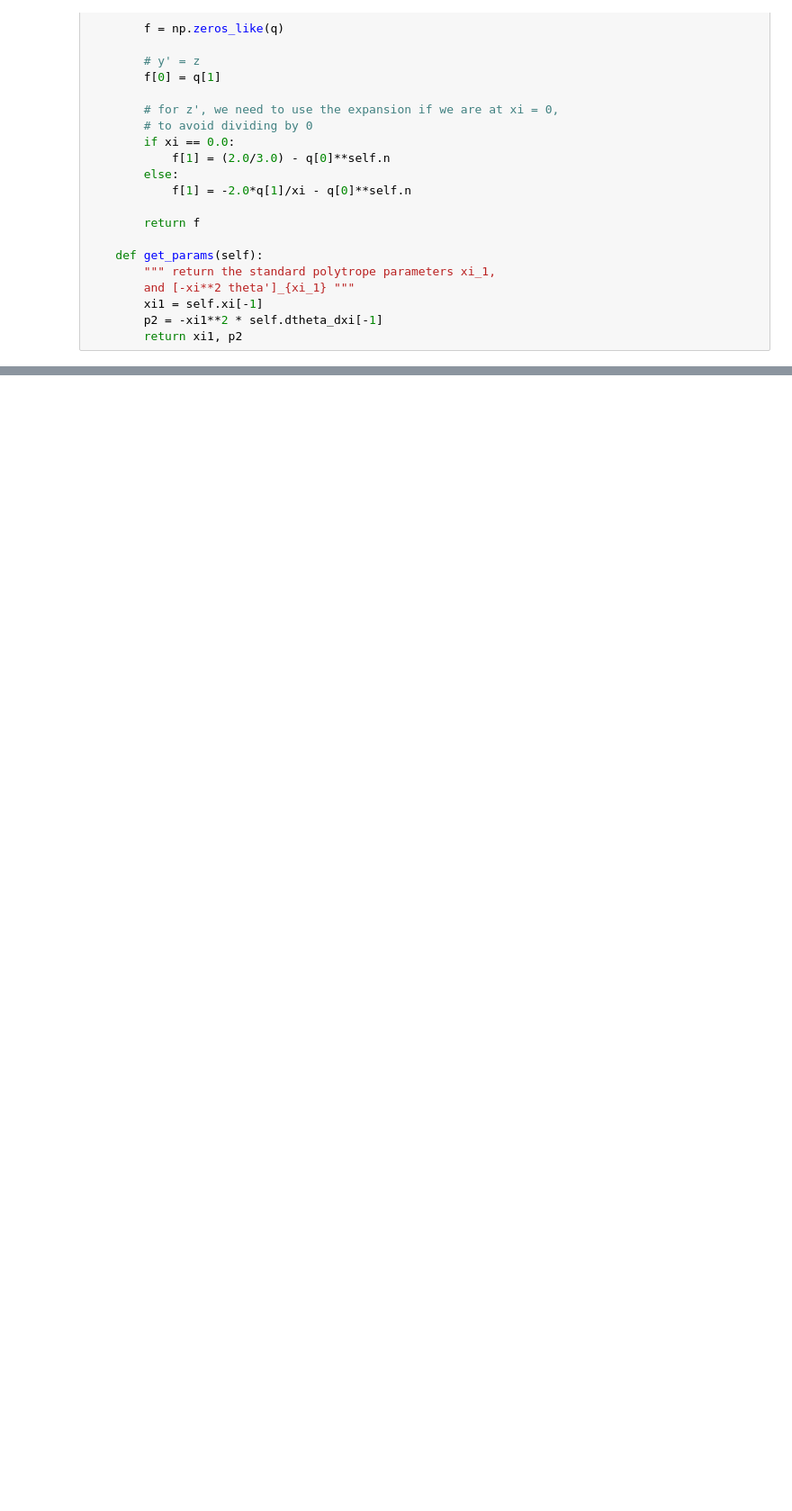
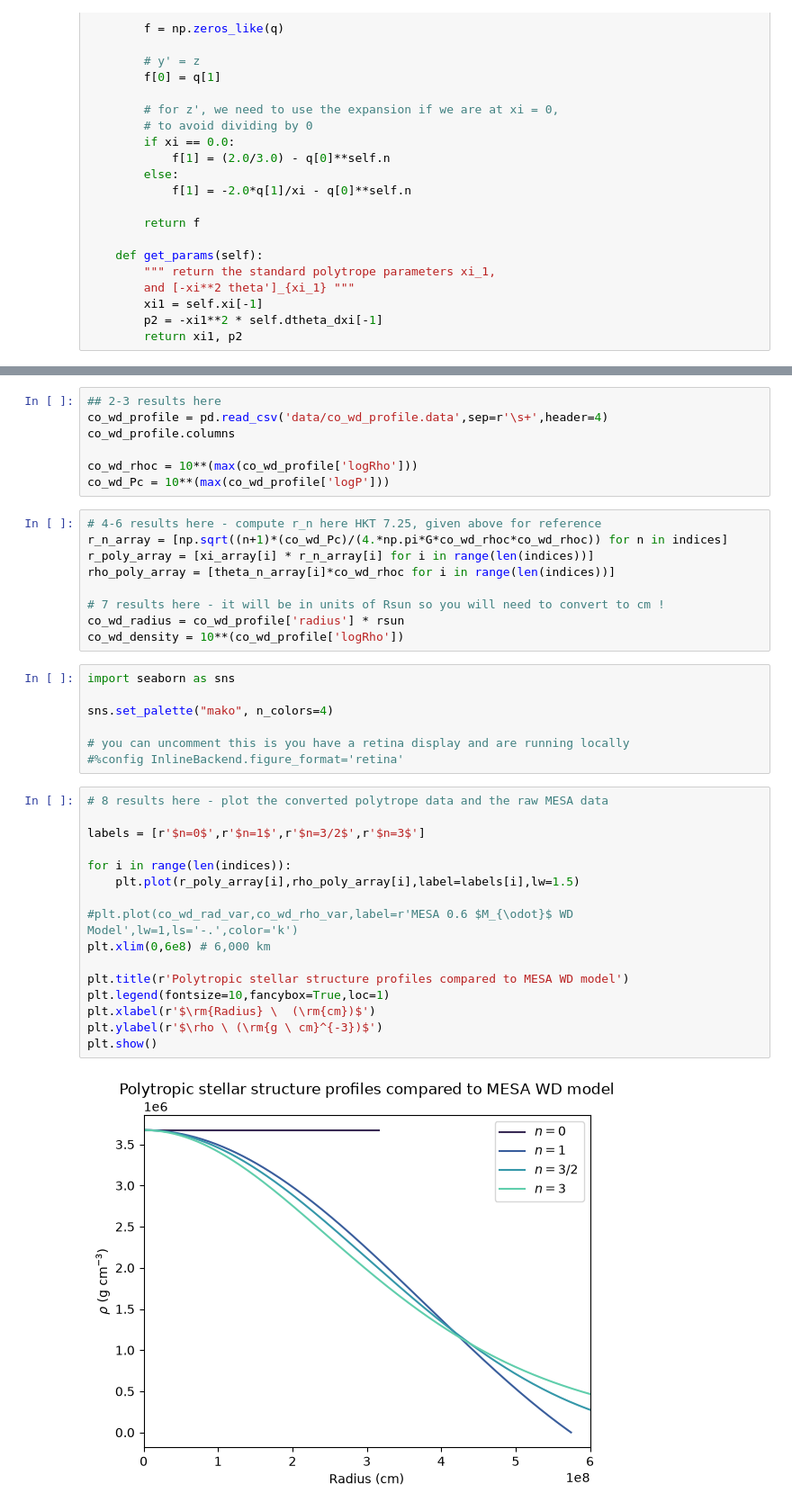
Before and after one commit to carlnotsagan/ast400a, a Jupyter notebook: assignments/ica5.ipynb, the cells around one changed output, grey strips where cells are left out. Shown at 90% size. Cells and saved outputs as stored; diff of their text form; blank space fills up the shorter version.

```diff
--- a/assignments/ica5.ipynb
+++ b/assignments/ica5.ipynb
@@ -146,0 +195,41 @@ $$
+# %%
+## 2-3 results here
+co_wd_profile = pd.read_csv('data/co_wd_profile.data',sep=r'\s+',header=4)
+co_wd_profile.columns
+
+co_wd_rhoc = 10**(max(co_wd_profile['logRho']))
+co_wd_Pc = 10**(max(co_wd_profile['logP']))
+# %%
+# 4-6 results here - compute r_n here HKT 7.25, given above for reference
+r_n_array = [np.sqrt((n+1)*(co_wd_Pc)/(4.*np.pi*G*co_wd_rhoc*co_wd_rhoc)) for n in indices]
+r_poly_array = [xi_array[i] * r_n_array[i] for i in range(len(indices))]
+rho_poly_array = [theta_n_array[i]*co_wd_rhoc for i in range(len(indices))]
+
+# 7 results here - it will be in units of Rsun so you will need to convert to cm !
+co_wd_radius = co_wd_profile['radius'] * rsun
+co_wd_density = 10**(co_wd_profile['logRho'])
+# %%
+import seaborn as sns
+
+sns.set_palette("mako", n_colors=4)
+
+# you can uncomment this is you have a retina display and are running locally
+#%config InlineBackend.figure_format='retina'
+# %%
+# 8 results here - plot the converted polytrope data and the raw MESA data
+
+labels = [r'$n=0$',r'$n=1$',r'$n=3/2$',r'$n=3$']
+
+for i in range(len(indices)):
+    plt.plot(r_poly_array[i],rho_poly_array[i],label=labels[i],lw=1.5)
+
+#plt.plot(co_wd_rad_var,co_wd_rho_var,label=r'MESA 0.6 $M_{\odot}$ WD Model',lw=1,ls='-.',color='k')
+plt.xlim(0,6e8) # 6,000 km
+
+plt.title(r'Polytropic stellar structure profiles compared to MESA WD model')
+plt.legend(fontsize=10,fancybox=True,loc=1)
+plt.xlabel(r'$\rm{Radius} \  (\rm{cm})$')
+plt.ylabel(r'$\rho \ (\rm{g \ cm}^{-3})$')
+plt.show()
+# %% [output]
+[figure, added]
```
Also changed, not shown: parts of 29 cells of this notebook, 4 other files.
